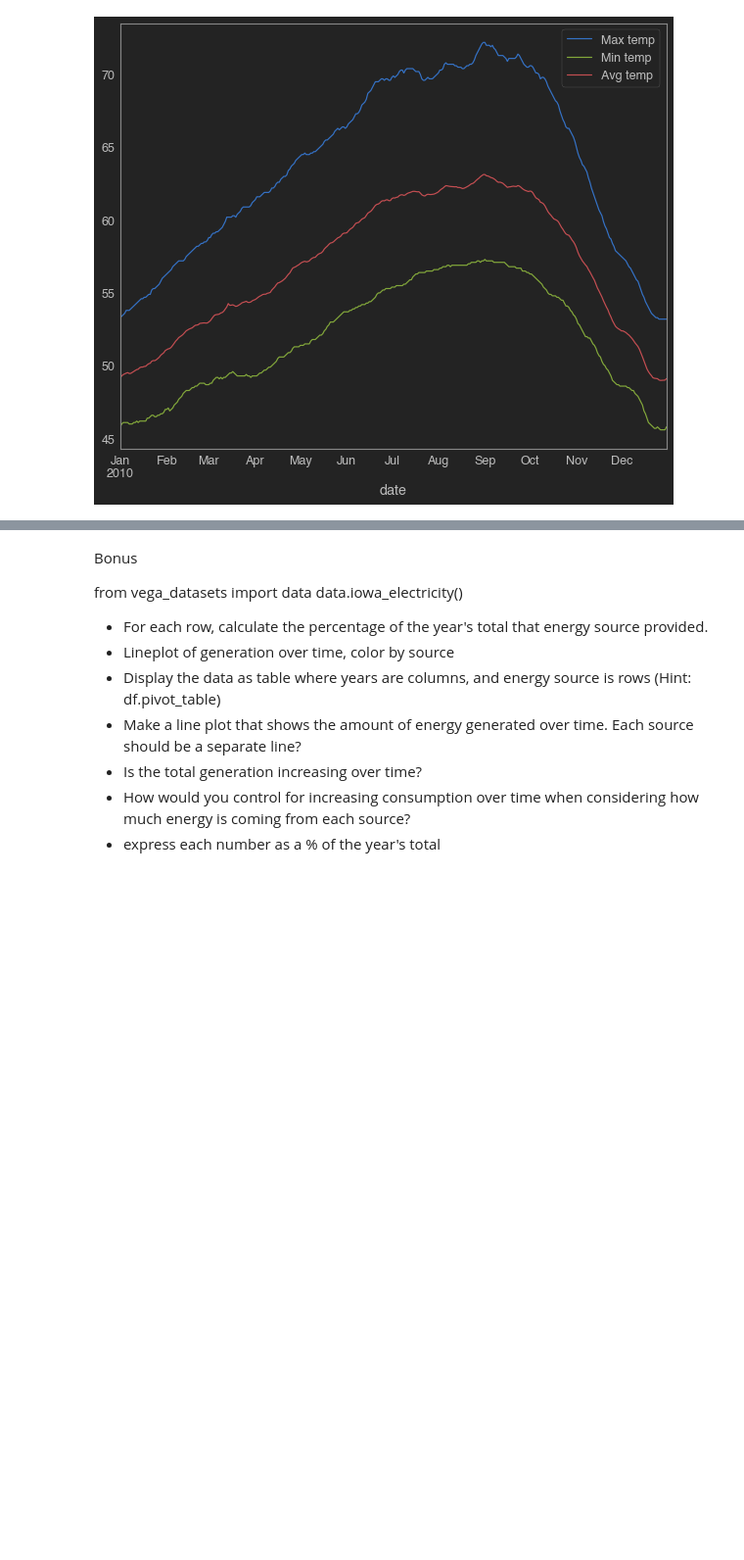
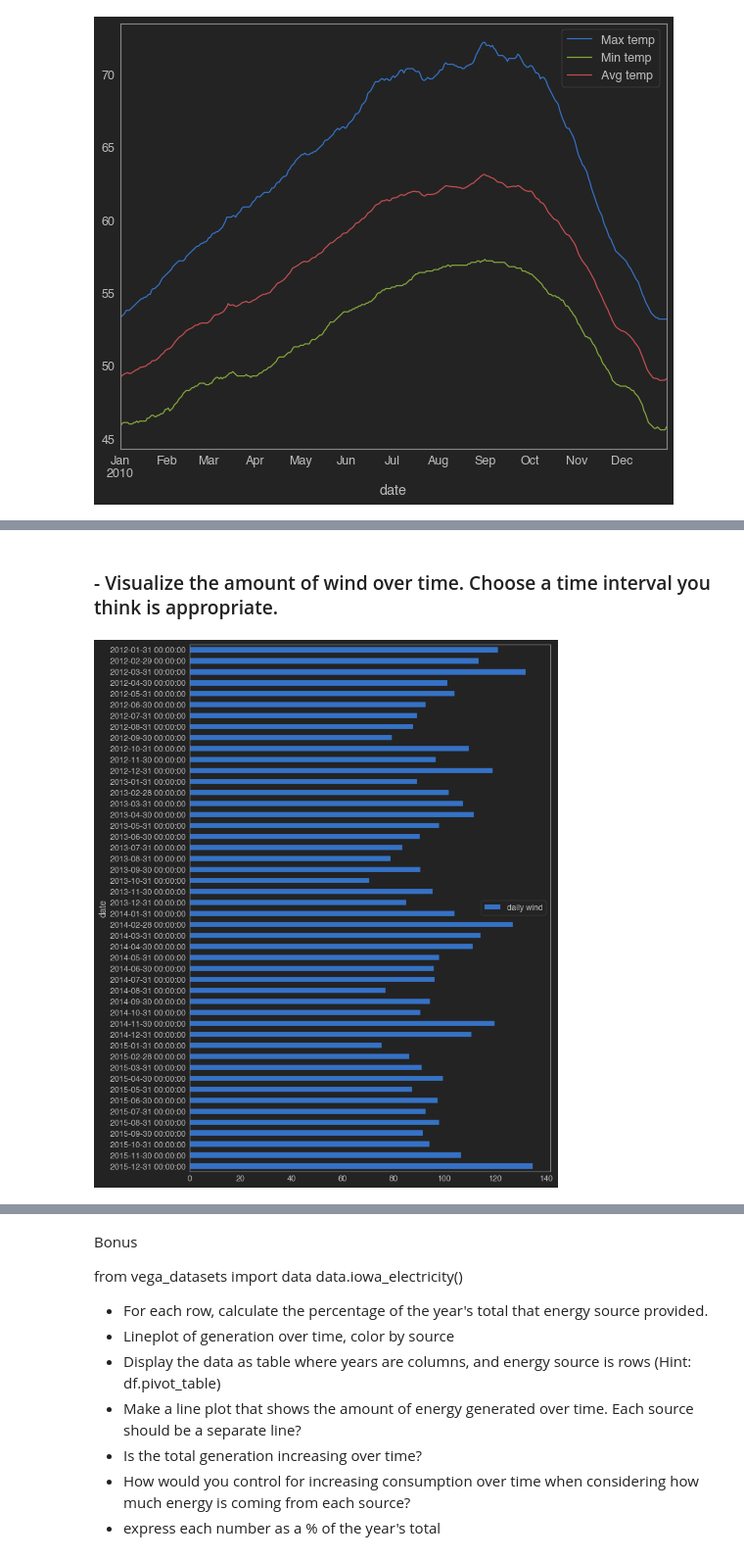
Before and after one commit to Ken-Alviola/time-series-exercises, a Jupyter notebook: datetime_exercises.ipynb, the cells around one changed output, grey strips where cells are left out. Shown at 98% size. Drawn from its saved outputs; the diff is of its cells as text; code cells hidden in the pictures; blank space fills up the shorter version.

```diff
--- a/datetime_exercises.ipynb
+++ b/datetime_exercises.ipynb
@@ -247,0 +298,9 @@ data.flights_20k()
+# %% [markdown]
+### - Visualize the amount of wind over time. Choose a time interval you think is appropriate.
+# %%
+plt.figure(figsize=(10,15))
+seattle_monthly_sum.wind.plot.barh(label = 'daily wind')
+plt.gca().invert_yaxis()
+plt.legend();
+# %% [output]
+[figure, added]
```
Also changed, not shown: parts of 43 cells of this notebook.
